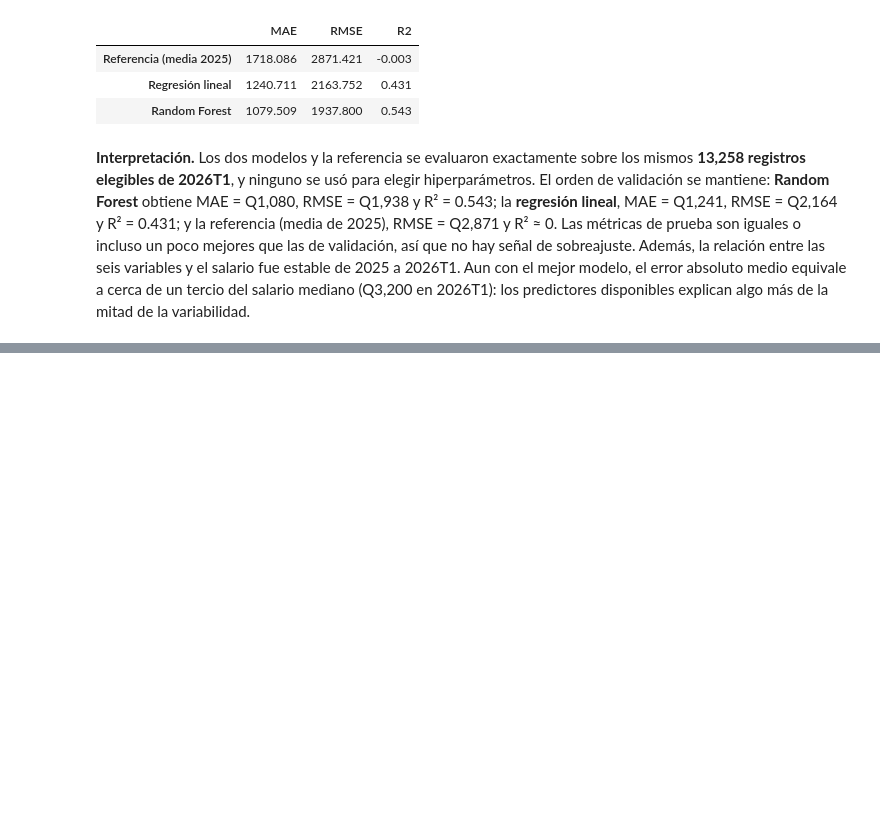
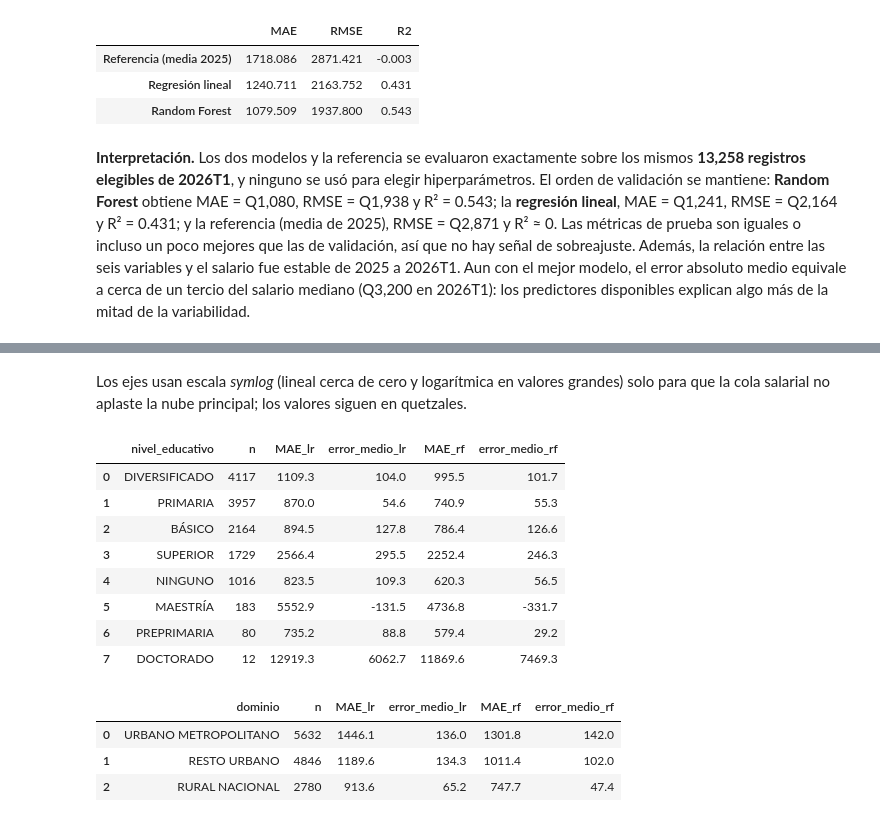
Before and after one commit to FelipeAP04/Lab7-DataScience, a Jupyter notebook: lab7_analisis_segmentacion.ipynb, the cells around one changed output, grey strips where cells are left out. Cells and saved outputs as stored; diff of their text form; code cells hidden in the pictures; blank space fills up the shorter version.

```diff
--- a/lab7_analisis_segmentacion.ipynb
+++ b/lab7_analisis_segmentacion.ipynb
@@ -804,0 +832,31 @@ Registros elegibles de prueba: 13,258; con predicción de ambos modelos: 13,258
+# %% [markdown]
+Los ejes usan escala *symlog* (lineal cerca de cero y logarítmica en valores grandes) solo para que la cola salarial no aplaste la nube principal; los valores siguen en quetzales.
+# %%
+def group_errors(group):
+    return (test_pred.groupBy(group).agg(
+                F.count("*").alias("n"),
+                F.avg(F.abs("resid_lr")).alias("MAE_lr"),
+                F.avg("resid_lr").alias("error_medio_lr"),
+                F.avg(F.abs("resid_rf")).alias("MAE_rf"),
+                F.avg("resid_rf").alias("error_medio_rf"))
+            .orderBy(F.desc("n")).toPandas())
+
+
+errors_education = group_errors("nivel_educativo")
+errors_domain = group_errors("dominio")
+display(errors_education.round(1))
+display(errors_domain.round(1))
+# %% [output]
+|  | nivel_educativo | n | MAE_lr | error_medio_lr | MAE_rf | error_medio_rf |
+| 0 | DIVERSIFICADO | 4117 | 1109.3 | 104.0 | 995.5 | 101.7 |
+| 1 | PRIMARIA | 3957 | 870.0 | 54.6 | 740.9 | 55.3 |
+| 2 | BÁSICO | 2164 | 894.5 | 127.8 | 786.4 | 126.6 |
+| 3 | SUPERIOR | 1729 | 2566.4 | 295.5 | 2252.4 | 246.3 |
+| 4 | NINGUNO | 1016 | 823.5 | 109.3 | 620.3 | 56.5 |
+| 5 | MAESTRÍA | 183 | 5552.9 | -131.5 | 4736.8 | -331.7 |
+| 6 | PREPRIMARIA | 80 | 735.2 | 88.8 | 579.4 | 29.2 |
+| 7 | DOCTORADO | 12 | 12919.3 | 6062.7 | 11869.6 | 7469.3 |
+|  | dominio | n | MAE_lr | error_medio_lr | MAE_rf | error_medio_rf |
+| 0 | URBANO METROPOLITANO | 5632 | 1446.1 | 136.0 | 1301.8 | 142.0 |
+| 1 | RESTO URBANO | 4846 | 1189.6 | 134.3 | 1011.4 | 102.0 |
+| 2 | RURAL NACIONAL | 2780 | 913.6 | 65.2 | 747.7 | 47.4 |
```
Also changed, not shown: parts of 4 cells of this notebook, 2 other files.
